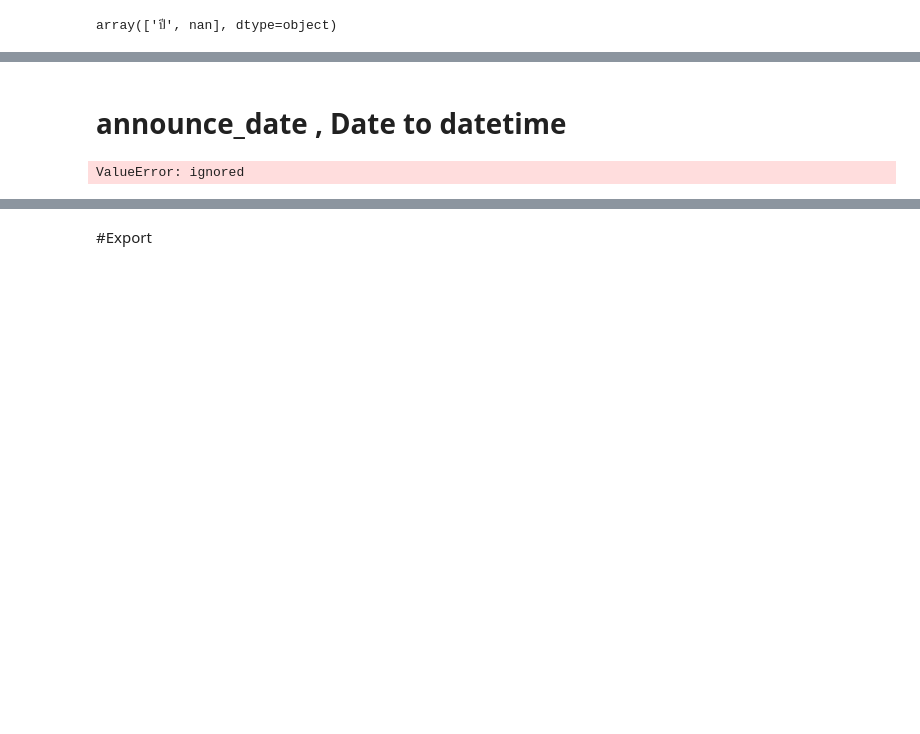
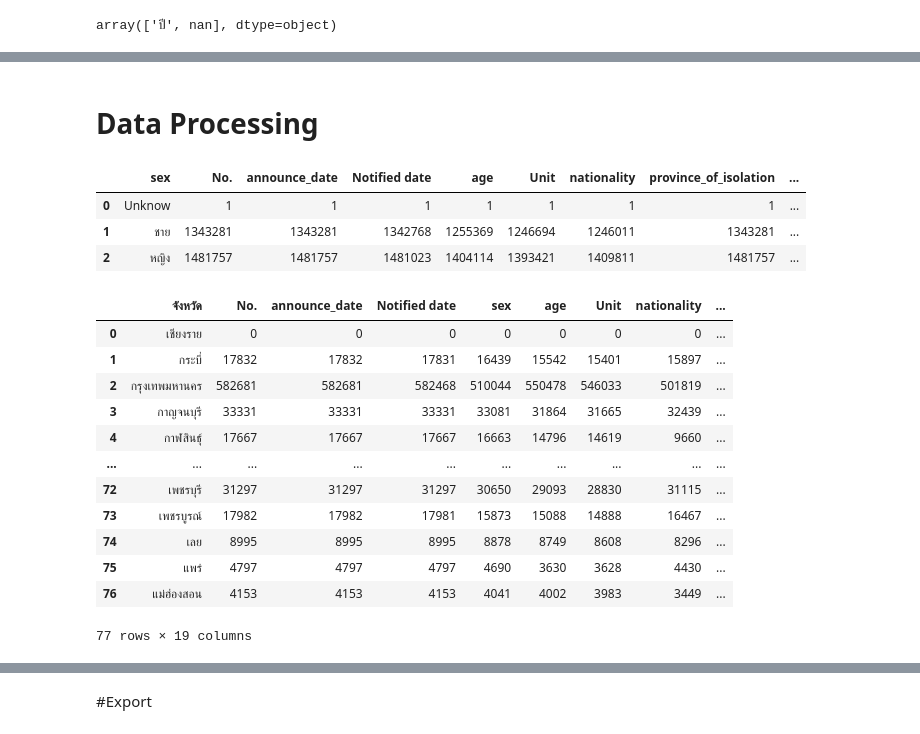
Before and after one commit to ThanikPimpiban/data_viz_2022, a Jupyter notebook: ProjectFinal.ipynb, the cells around one changed output, grey strips where cells are left out. Cells and saved outputs as stored; diff of their text form; code cells hidden in the pictures; blank space fills up the shorter version.

```diff
--- a/ProjectFinal.ipynb
+++ b/ProjectFinal.ipynb
@@ -603,7 +431 @@ geometry                     False
 dtype: bool
-# %% [markdown]
-# announce_date , Date to datetime
-# %%
-df_no_missing['announce_date'] = pd.to_datetime(df_no_missing['announce_date'],format='%d/%m/%Y')
-# %% [output]
-ValueError: ignored
@@ -613,0 +432,27 @@ df_no_missing.info()
+# %% [markdown]
+# Data Processing
+# %%
+num_of_sex = df_all.groupby(['sex']).count().reset_index()  ## หาจำนวนผู้ติดเชื้อโควิค-19 แบ่งตามเพศ
+num_of_sex
+# %% [output]
+|  | sex | No. | announce_date | Notified date | age | Unit | nationality | province_of_isolation | ... |
+| 0 | Unknow | 1 | 1 | 1 | 1 | 1 | 1 | 1 | ... |
+| 1 | ชาย | 1343281 | 1343281 | 1342768 | 1255369 | 1246694 | 1246011 | 1343281 | ... |
+| 2 | หญิง | 1481757 | 1481757 | 1481023 | 1404114 | 1393421 | 1409811 | 1481757 | ... |
+# %%
+list_of_province = df_all.groupby(['จังหวัด']).count().reset_index() ## หาจำนวนผู้ติดเชื้อโควิค-19 แบ่งตามจังหวัด
+list_of_province
+# %% [output]
+|  | จังหวัด | No. | announce_date | Notified date | sex | age | Unit | nationality | ... |
+| 0 | เชียงราย | 0 | 0 | 0 | 0 | 0 | 0 | 0 | ... |
+| 1 | กระบี่ | 17832 | 17832 | 17831 | 16439 | 15542 | 15401 | 15897 | ... |
+| 2 | กรุงเทพมหานคร | 582681 | 582681 | 582468 | 510044 | 550478 | 546033 | 501819 | ... |
+| 3 | กาญจนบุรี | 33331 | 33331 | 33331 | 33081 | 31864 | 31665 | 32439 | ... |
+| 4 | กาฬสินธุ์ | 17667 | 17667 | 17667 | 16663 | 14796 | 14619 | 9660 | ... |
+| ... | ... | ... | ... | ... | ... | ... | ... | ... | ... |
+| 72 | เพชรบุรี | 31297 | 31297 | 31297 | 30650 | 29093 | 28830 | 31115 | ... |
+| 73 | เพชรบูรณ์ | 17982 | 17982 | 17981 | 15873 | 15088 | 14888 | 16467 | ... |
+| 74 | เลย | 8995 | 8995 | 8995 | 8878 | 8749 | 8608 | 8296 | ... |
+| 75 | แพร่ | 4797 | 4797 | 4797 | 4690 | 3630 | 3628 | 4430 | ... |
+| 76 | แม่ฮ่องสอน | 4153 | 4153 | 4153 | 4041 | 4002 | 3983 | 3449 | ... |
+77 rows × 19 columns
```
Also changed, not shown: parts of 50 cells of this notebook.
